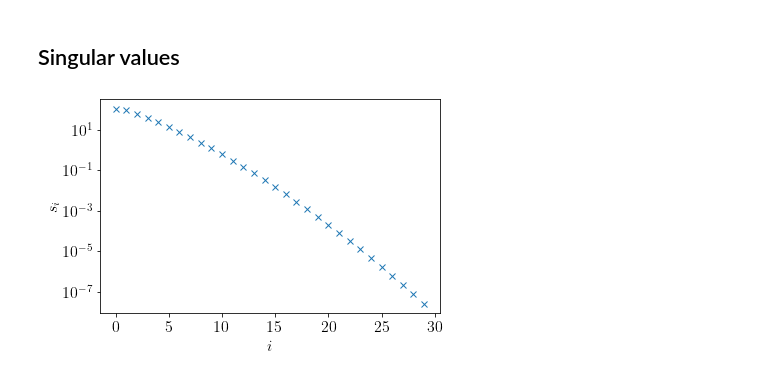
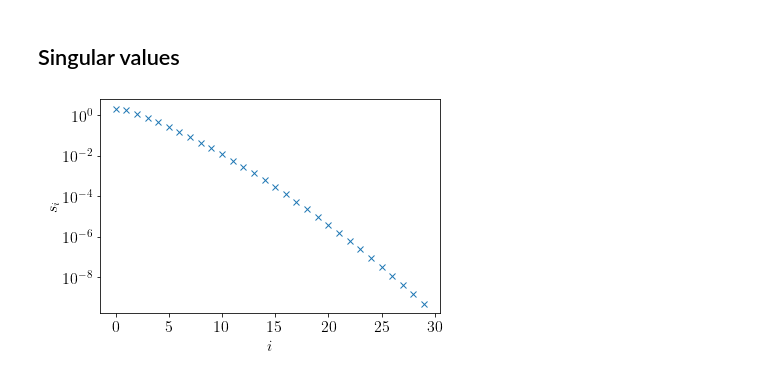
Before and after one commit to shinaoka/numerical_recipes_many_body_physics, a Jupyter notebook: section5.ipynb, the cells around one changed output. Saved outputs shown, nothing was run; the diff lists cells and outputs as text; code cells hidden in the pictures.

```diff
--- a/section5.ipynb
+++ b/section5.ipynb
@@ -8,7 +8,8 @@ import matplotlib.pyplot as plt
 plt.rcParams.update({
     "text.usetex": True,
     "font.family": "serif",
-    "font.size": 16
+    "font.size": 16,
+    'text.latex.preamble': r"\usepackage{amsmath}"
 })
 # %% [markdown]
 ## Spectral function
@@ -125,11 +126,12 @@ plt.plot(taus_mesh, np.abs(gtau-gtau_reconst), ls='', marker='x')
 # %% [markdown]
 ## Singular values
 # %%
-u, s, vh = np.linalg.svd(kernel_val)
+K = kernel_val * (2*wmax/nomega)
+u, s, vh = np.linalg.svd(K)
 plt.ylabel(r'$s_i$')
 plt.xlabel(r'$i$')
 plt.semilogy(s[:30], ls='', marker='x')
 plt.tight_layout()
 plt.savefig('kf_singular_vals.pdf', transparent=True)
 # %% [output]
-[figure, old version]
+[figure, new version]
```
Also changed, not shown: parts of 3 cells of this notebook, 6 other files.
